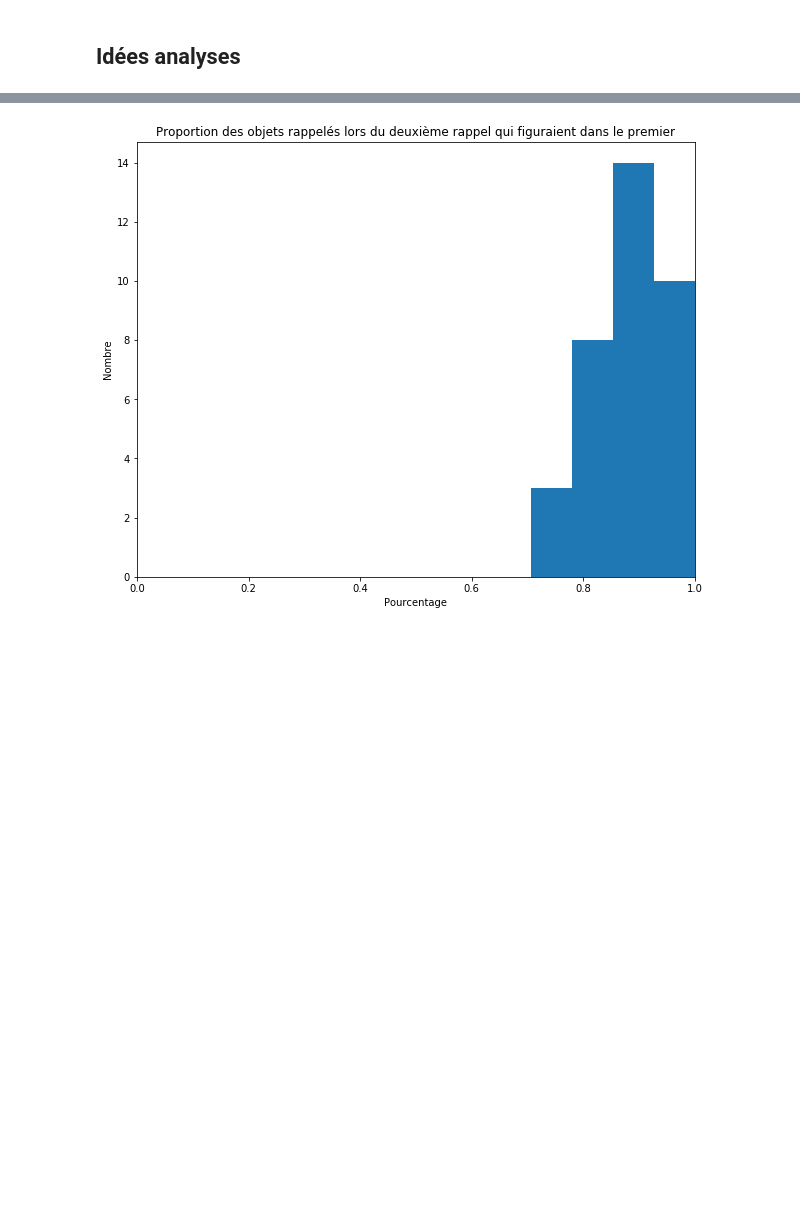
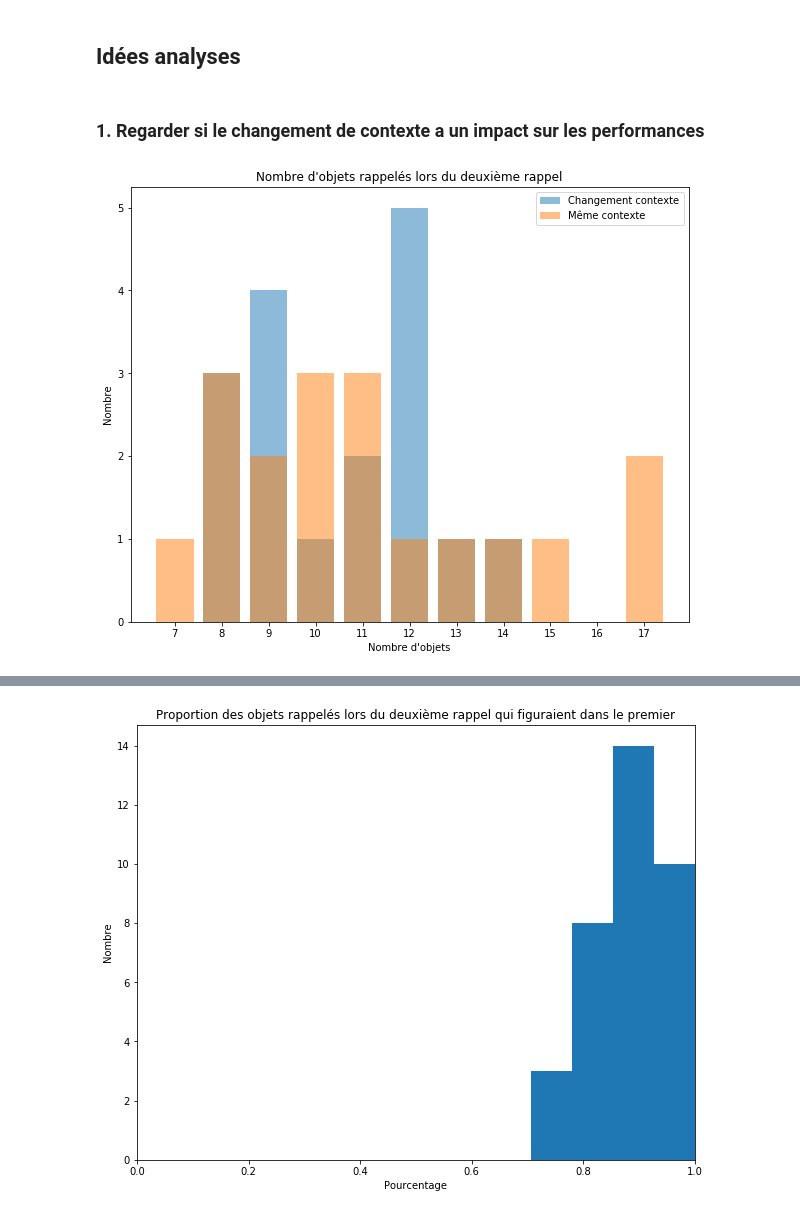
Before and after one commit to Gorzen/SHS-Project, a Jupyter notebook: Analyse.ipynb, the cells around one changed output, grey strips where cells are left out. Cells and saved outputs as stored; diff of their text form; code cells hidden in the pictures; blank space fills up the shorter version.

Commit message:
Add analysis context change

```diff
--- a/Analyse.ipynb
+++ b/Analyse.ipynb
@@ -34,3 +34,69 @@ results
 21 rows × 106 columns
 # %% [markdown]
 ## Idées analyses
+# %% [markdown]
+### 1. Regarder si le changement de contexte a un impact sur les performances
+# %%
+gen = results.T.iterrows()
+
+next(gen)
+next(gen)
+
+items = results.loc[1:, results.columns[0]]
+
+scores_change = []
+scores_same = []
+scores_tot_change = []
+scores_tot_same = []
+
+for i, row in gen:
+    first = row.iloc[1:]
+    second = next(gen)[1].iloc[1:]
+
+    env_first = 'A' if 'A' in first.name else 'B'
+    env_second = 'A' if 'A' in second.name else 'B'
+    change = env_first != env_second
+
+    first.index = items
+    second.index = items
+
+    first = list(first[~first.isnull()].index)
+    second = list(second[~second.isnull()].index)
+
+    score_tot = len(second)
+
+    second = [item for item in second if item in first]
+
+    score = len(second)
+
+    if change:
+        scores_change.append(score)
+        scores_tot_change.append(score_tot)
+    else:
+        scores_same.append(score)
+        scores_tot_same.append(score_tot)
+
+    # Skip apparition
+    next(gen, None)
+
+min_ = np.min(scores_tot_change + scores_tot_same)
+max_ = np.max(scores_tot_change + scores_tot_same)
+x = list(range(min_, max_+1))
+
+scores_tot_change = np.array(scores_tot_change)
+scores_tot_same = np.array(scores_tot_same)
+
+heights_change = [len(scores_tot_change[scores_tot_change == value]) for value in x]
+heights_same = [len(scores_tot_same[scores_tot_same == value]) for value in x]
+
+plt.figure(figsize=(10,8))
+plt.bar(x, heights_change, label='Changement contexte', alpha=0.5)
+plt.bar(x, heights_same, label='Même contexte', alpha=0.5)
+plt.xticks(x)
+plt.legend()
+plt.title("Nombre d'objets rappelés lors du deuxième rappel")
+plt.xlabel("Nombre d'objets")
+plt.ylabel("Nombre")
+plt.show()
+# %% [output]
+[figure, added]
```
Also changed, not shown: parts of 9 cells of this notebook.
